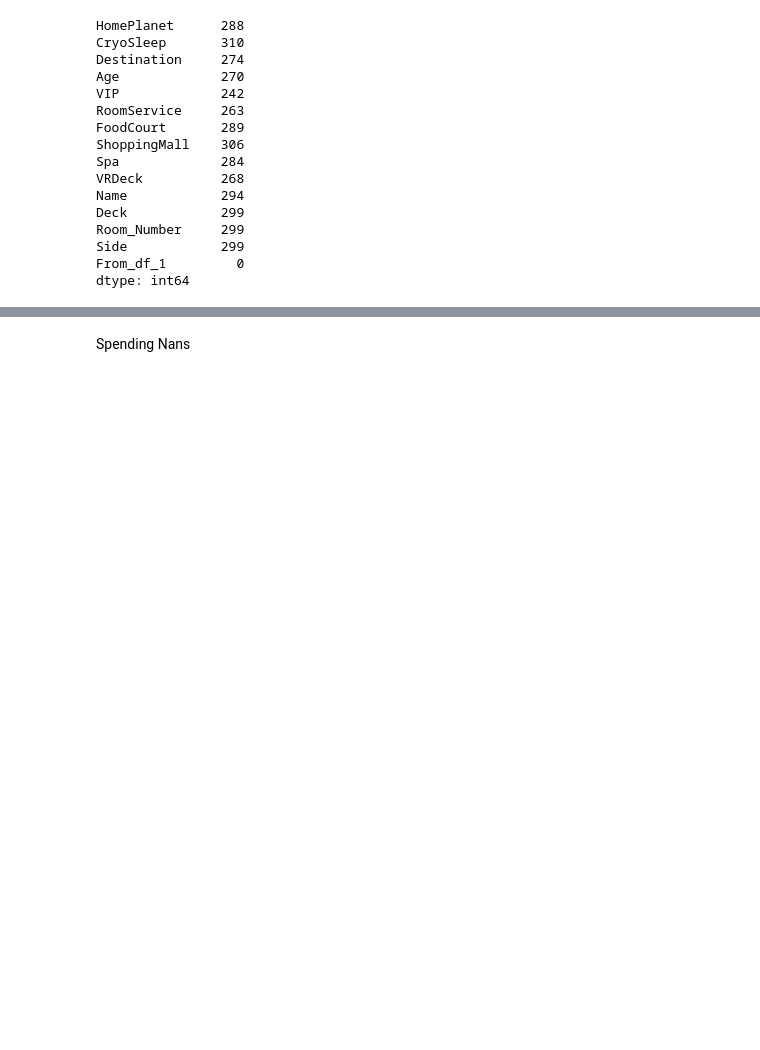
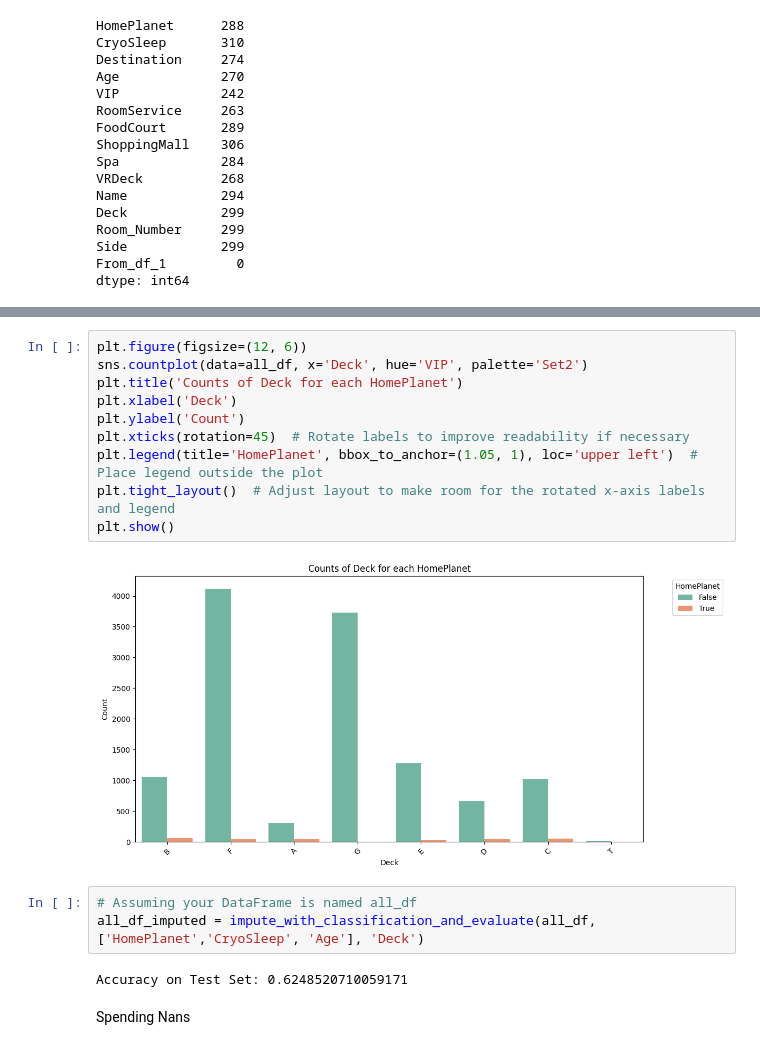
Before and after one commit to samcohen1/BigMenDoingASecondProject, a Jupyter notebook: project.ipynb, the cells around one changed output, grey strips where cells are left out. Cells and saved outputs as stored; diff of their text form; blank space fills up the shorter version.

Commit message:
smart impute

```diff
--- a/project.ipynb
+++ b/project.ipynb
@@ -210,3 +261,20 @@ dtype: int64
+# %%
+plt.figure(figsize=(12, 6))
+sns.countplot(data=all_df, x='Deck', hue='VIP', palette='Set2')
+plt.title('Counts of Deck for each HomePlanet')
+plt.xlabel('Deck')
+plt.ylabel('Count')
+plt.xticks(rotation=45)  # Rotate labels to improve readability if necessary
+plt.legend(title='HomePlanet', bbox_to_anchor=(1.05, 1), loc='upper left')  # Place legend outside the plot
+plt.tight_layout()  # Adjust layout to make room for the rotated x-axis labels and legend
+plt.show()
+# %% [output]
+[figure, added]
+# %%
+# Assuming your DataFrame is named all_df
+all_df_imputed = impute_with_classification_and_evaluate(all_df, ['HomePlanet','CryoSleep', 'Age'], 'Deck')
+# %% [output]
+Accuracy on Test Set: 0.6248520710059171
 # %% [markdown]
 Spending Nans
 # %%
```
Also changed, not shown: parts of 6 cells of this notebook.
